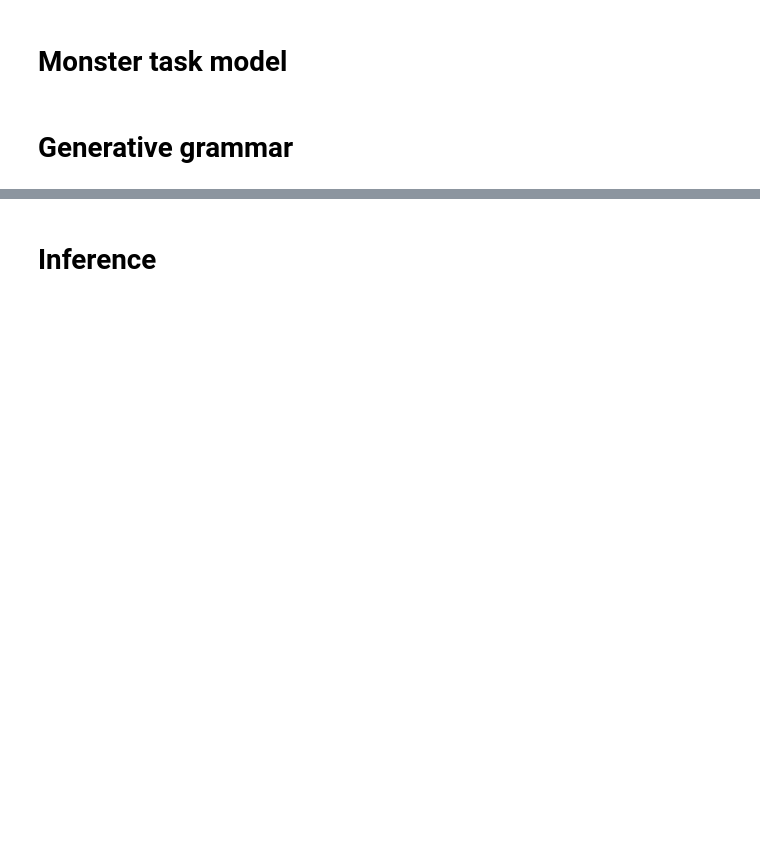
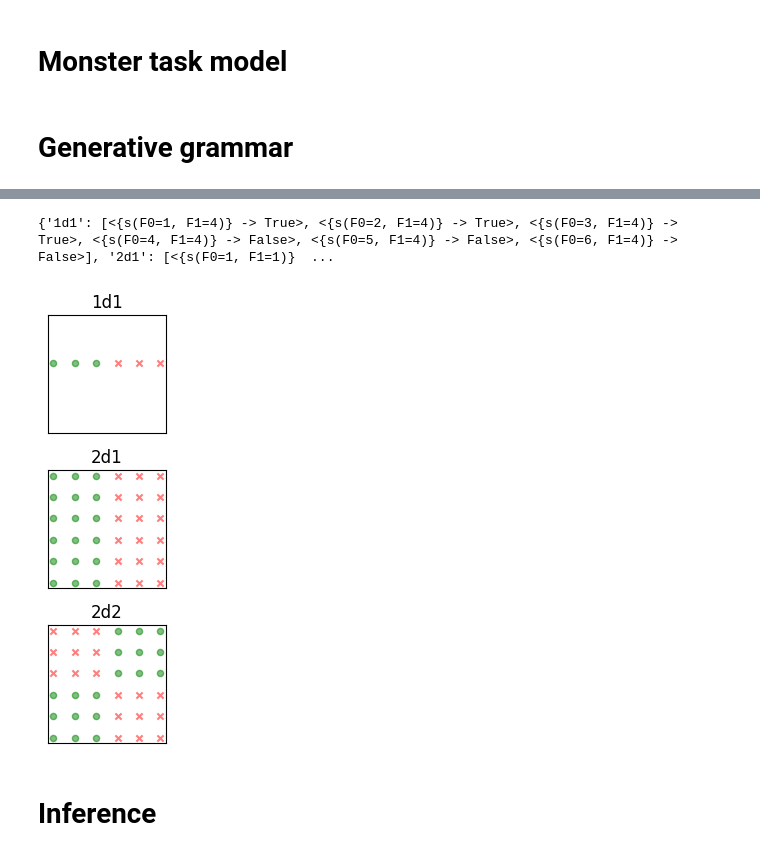
Before and after one commit to alex-ten/fep_model, a Jupyter notebook: lot_fep.ipynb, the cells around one changed output, grey strips where cells are left out. Drawn from its saved outputs; the diff is of its cells as text; code cells hidden in the pictures; blank space fills up the shorter version.

```diff
--- a/lot_fep.ipynb
+++ b/lot_fep.ipynb
@@ -17,2 +26,5 @@ from LOTlib3.Samplers.MetropolisHastings import MetropolisHastingsSampler
+# %%
+def rm_ticks(ax):
+    ax.tick_params(top=False, bottom=False, left=False, right=False, labelleft=False, labelbottom=False)
 # %% [markdown]
 # Generative grammar
@@ -125,2 +148,79 @@ print(datum6)
+# %%
+class Stimulus(object):
+    def __init__(self, **kwargs):
+        self.features = list(kwargs.keys())
+        for k, v in kwargs.items():
+            setattr(self, k, v)
+
+    def __repr__(self):
+        l = []
+        for k, v in self.__dict__.items():
+            if k!= 'features':
+                l.append(f'{k}={v}')
+        features_str = ', '.join(l)
+        return f's({features_str})'
+
+
+def gen_2d_stimuli1(F0_range, F1_range, rule):
+    data = []
+    pos_set = set()
+    neg_set = set()
+    for F0 in F0_range:
+        for F1 in F1_range:
+            stim = Stimulus(F0=F0, F1=F1)
+            pos_set.add(stim) if eval(rule) else neg_set.add(stim)
+
+    data.append(FunctionData(input=[pos_set], output=True, alpha=0.99))
+    data.append(FunctionData(input=[neg_set], output=False, alpha=0.99))
+    return data
+
+
+def gen_2d_stimuli2(F0_range, F1_range, rule):
+    data = []
+    for F0 in F0_range:
+        for F1 in F1_range:
+            stim = Stimulus(F0=F0, F1=F1)
+            data.append(FunctionData(input=[{stim}], output=eval(rule), alpha=0.99))
+    return data
+
+
+def grid_vis(data, ax, title):
+    for subset in data:
+        for stimulus in subset.input[-1]:
+            c = 'g' if subset.output else 'r'
+            m = 'o' if subset.output else 'x'
+            ax.scatter(x = stimulus.__getattribute__('F0'), y = stimulus.__getattribute__('F1'), color=c, marker=m, s=20, alpha=.5)
+            ax.set_title(title)
+            ax.set_aspect('equal', 'box')
+
+
+stim_defs = {
+    '1d1': dict(rule = 'F0 <= 3', dims = [range(1, 7), range(4, 5)]),
+    '2d1': dict(rule = 'F0 <= 3', dims = [range(1, 7), range(1, 7)]),
+    '2d2': dict(rule = '(F0 <= 3 and F1 <= 3) or (F0 > 3 and F1 > 3)', dims = [range(1, 7), range(1, 7)]),
+}
+
+data = dict()
+for k, d in stim_defs.items():
+    data[k] = gen_2d_stimuli2(d['dims'][0], d['dims'][1], d['rule'])
+print(data)
+
+fig, axes = plt.subplots(nrows=3, ncols=1, sharey=True)
+for i, (k, v) in enumerate(data.items()):
+    grid_vis(v, axes[i], k)
+    rm_ticks(axes[i])
+fig.tight_layout()
+
+
+stimuli = []
+for F0 in range(1, 7):
+    for F1 in range(1, 7):
+        stimuli.append(Stimulus(F0=F0, F1=F1))
+
+# F0, F1, cat, alpha = 2, 2, True, .9999
+# obs = [FunctionData(input=[{Stimulus(F0=F0, F1=F1)}], output=cat, alpha=alpha) for i in range(1)]
+# %% [output]
+{'1d1': [<{s(F0=1, F1=4)} -> True>, <{s(F0=2, F1=4)} -> True>, <{s(F0=3, F1=4)} -> True>, <{s(F0=4, F1=4)} -> False>, <{s(F0=5, F1=4)} -> False>, <{s(F0=6, F1=4)} -> False>], '2d1': [<{s(F0=1, F1=1)}  ...
+[figure, added]
 # %% [markdown]
 # Inference
```
Also changed, not shown: parts of 23 cells of this notebook.
